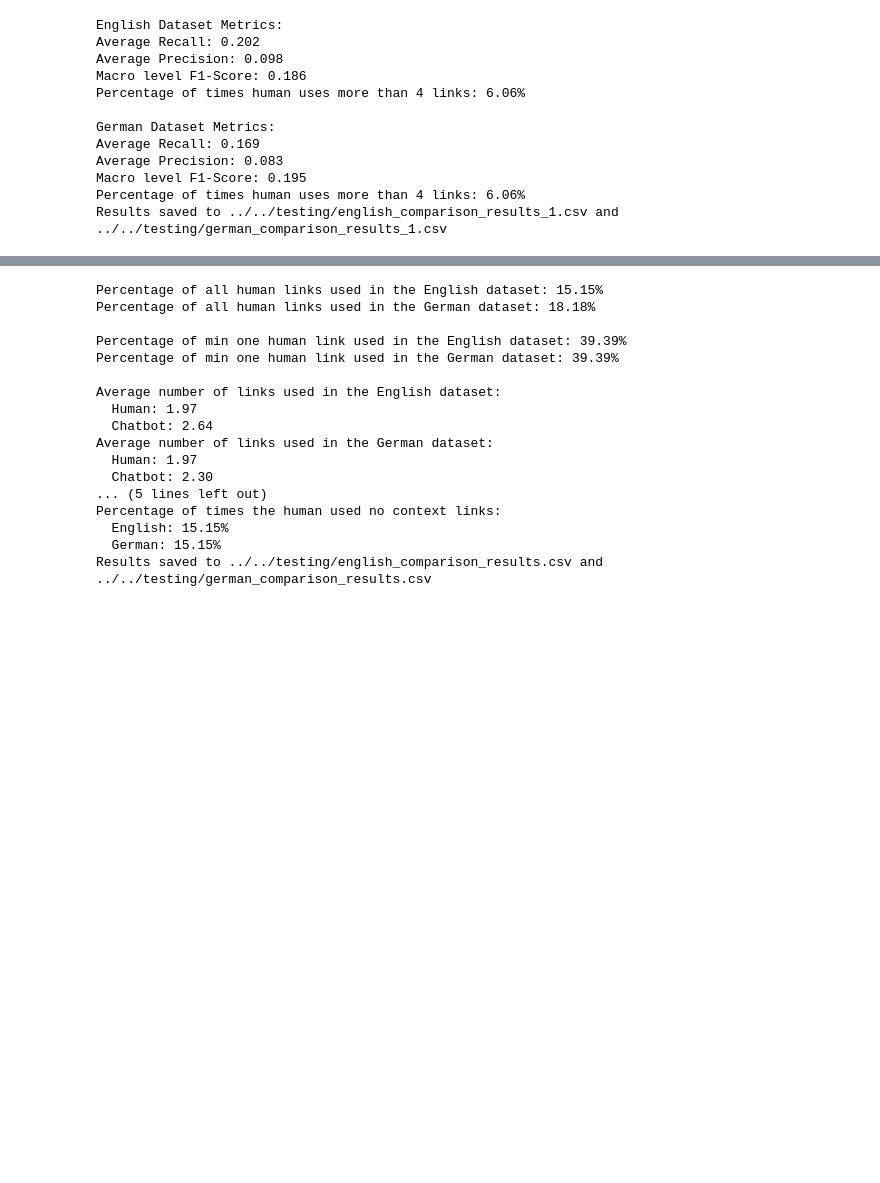
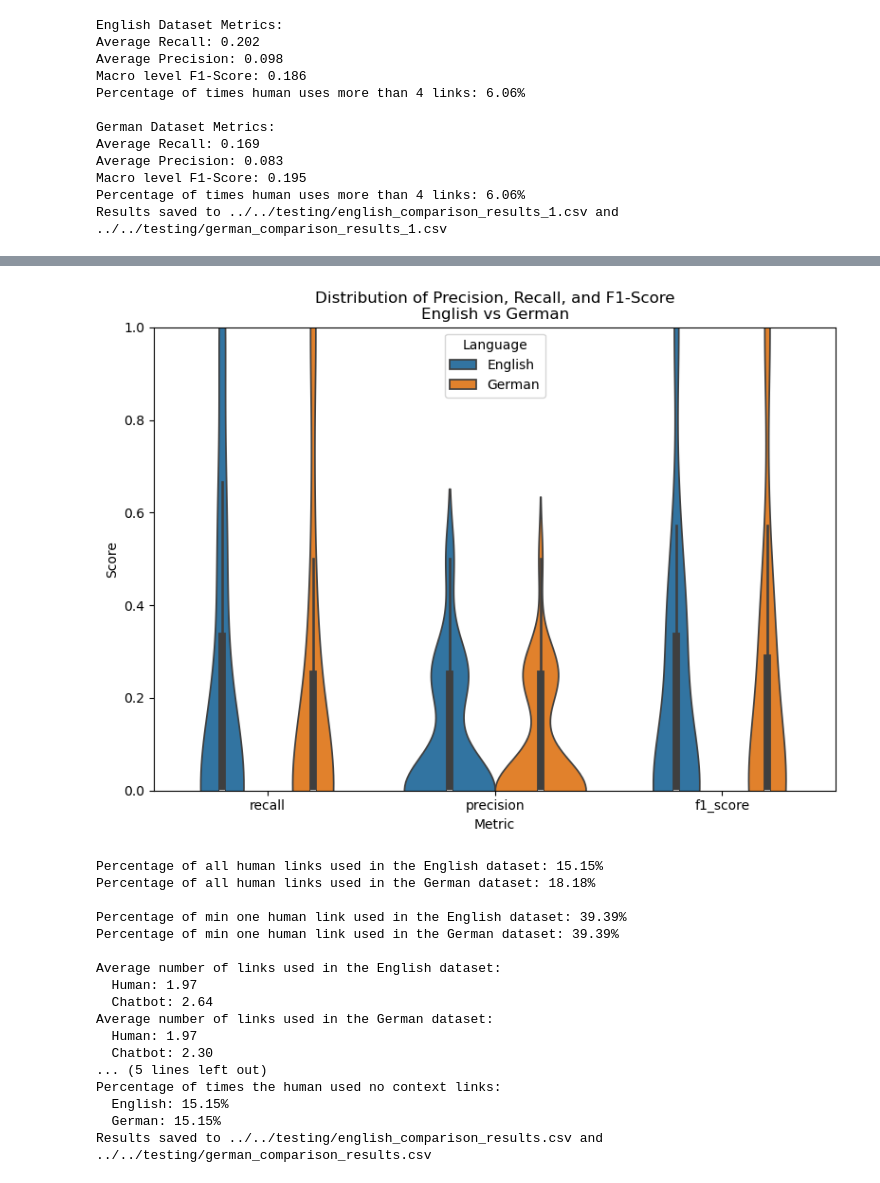
Before and after one commit to MarvinIRW/Assessing-Answer-Accuracy-Hallucination-and-Document-Relevance-in-virtUOS-Chatbot, a Jupyter notebook: code/eval/context_links_compare.ipynb, the cells around one changed output, grey strips where cells are left out. Drawn from its saved outputs; the diff is of its cells as text; code cells hidden in the pictures; blank space fills up the shorter version.

```diff
--- a/code/eval/context_links_compare.ipynb
+++ b/code/eval/context_links_compare.ipynb
@@ -126,3 +298,14 @@ df_en
+# %%
+plt.figure(figsize=(8, 6))
+sns.violinplot(data=df_metrics, x='Metric', y='Score', hue='Language')
+plt.ylim(0, 1)
+plt.title('Distribution of Precision, Recall, and F1-Score\nEnglish vs German')
+plt.ylabel('Score')
+plt.legend(title='Language')
+plt.tight_layout()
+plt.show()
+# %% [output]
+[figure, added]
 # %%
 import pandas as pd
 import re
```
Also changed, not shown: parts of 6 cells of this notebook, 56 other files.
